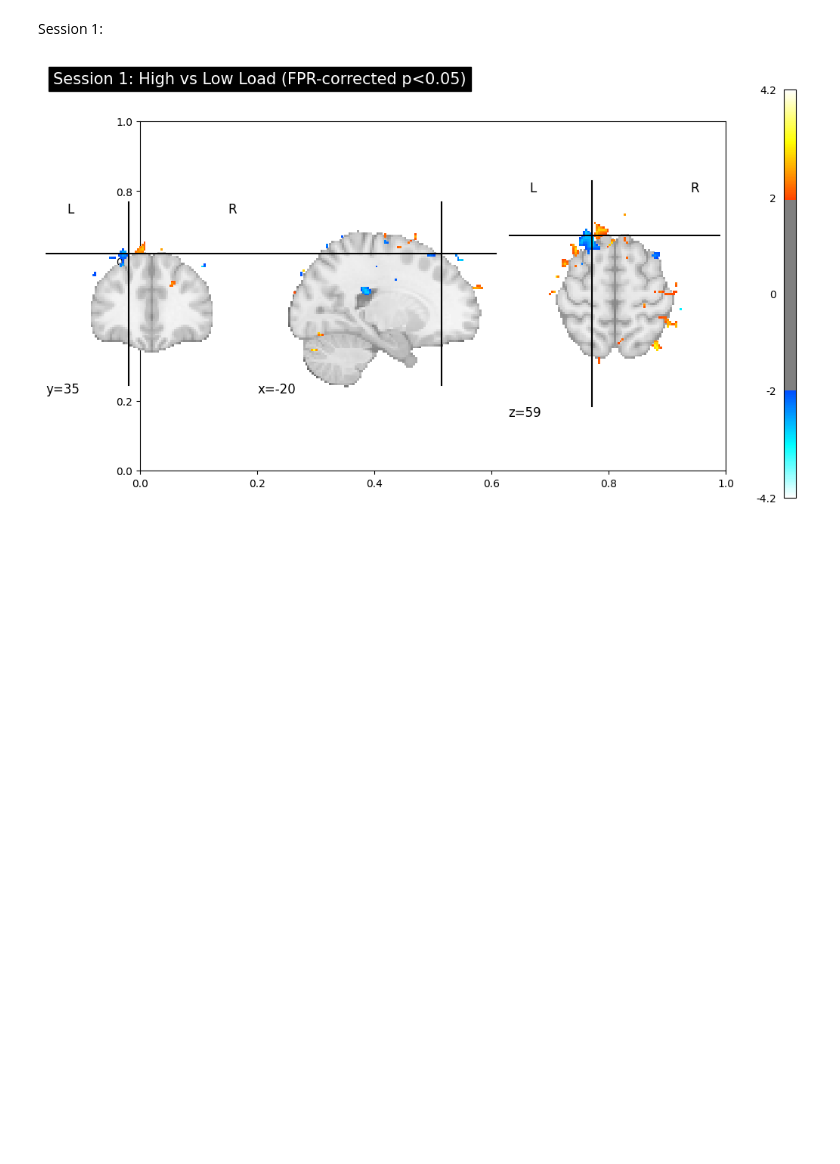
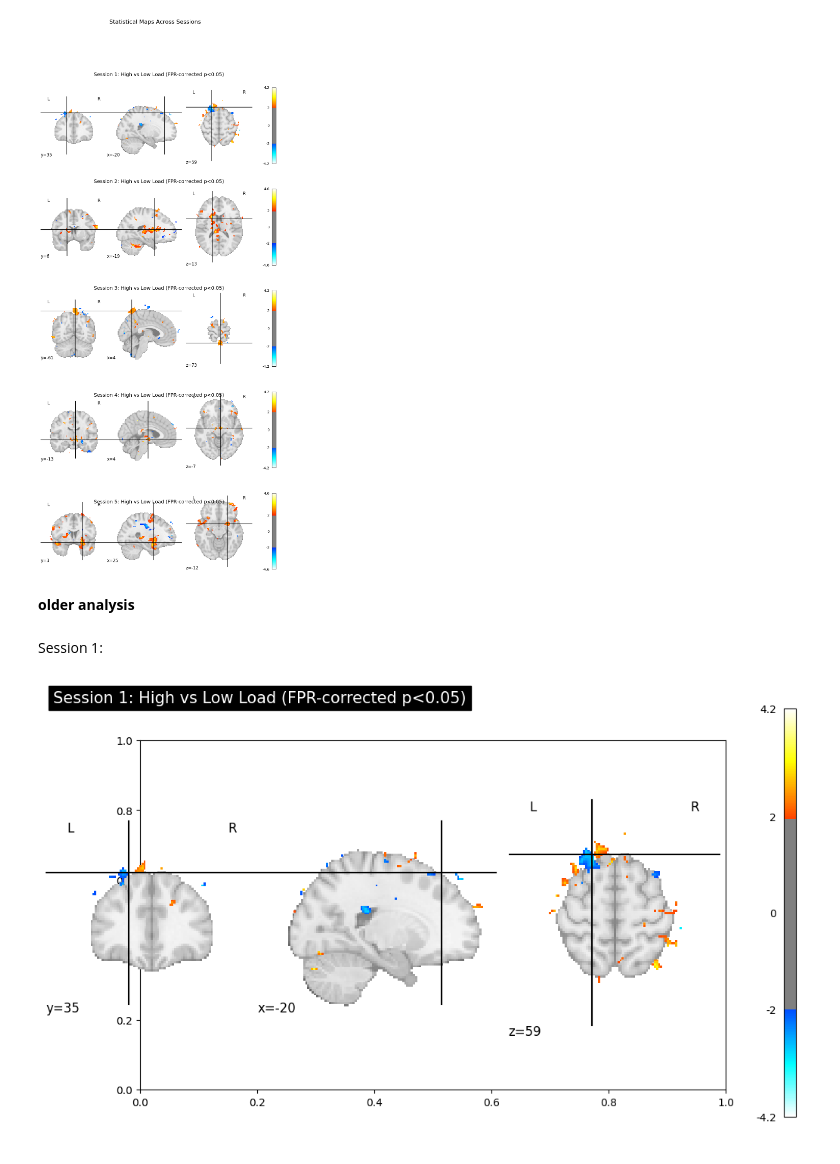
Before and after one commit to nklevak/network_second_modeling, a Jupyter notebook: discovery_analysis/testing_second_level.ipynb, the cells around one changed output. Drawn from its saved outputs; the diff is of its cells as text; code cells hidden in the pictures; blank space fills up the shorter version.

Commit message:
making cleaner and saving zmaps

```diff
--- a/discovery_analysis/testing_second_level.ipynb
+++ b/discovery_analysis/testing_second_level.ipynb
@@ -79,3 +261,45 @@ for session in range(5):
+# %%
+# visualizing and analyzing per session
+plt.figure(figsize=(12, 25))
+for encounter in range(5):
+    ax = plt.subplot(5, 1, encounter+1)
+
+    curr_zmap = secondLevelZmaps[encounter]
+
+    # Threshold the statistical map
+    thresholded_map, threshold = threshold_stats_img(
+        curr_zmap,  alpha=0.05, height_control='fpr'
+    )
+
+    display = plotting.plot_stat_map(
+        thresholded_map,
+        # curr_zmap,
+        threshold=threshold,
+        # threshold=1.0,  # Very liberal threshold
+        display_mode='ortho',
+        axes=ax,  # Pass the specific axes to plot on
+        # title=f'Session {encounter+1}: High vs Low Load (FPR-corrected p<0.05)',
+        cut_coords=None,
+        colorbar=True,
+        draw_cross=True
+    )
+    # Add a separate title above each subplot
+    ax.set_title(f'Session {encounter+1}: High vs Low Load (FPR-corrected p<0.05)',
+                 pad=20,
+                 fontsize=14)
+    # ax.set_title(f'Session {encounter+1}: task-baseline (unthresholded)',
+    #              pad=20,
+    #              fontsize=14)
+
+# Adjust spacing - put this AFTER all plotting is done
+plt.subplots_adjust(hspace=0.7)  # Increased spacing between plots
+# plt.tight_layout(rect=[0, 0, 1, 0.96])  # Make room for title
+plt.suptitle('Statistical Maps Across Sessions', fontsize=16, y=0.98)
+plt.show()
+# %% [output]
+[figure, added]
+# %% [markdown]
+**older analysis**
 # %% [markdown]
 Session 1:
 # %%
```
Also changed, not shown: parts of 11 cells of this notebook.
